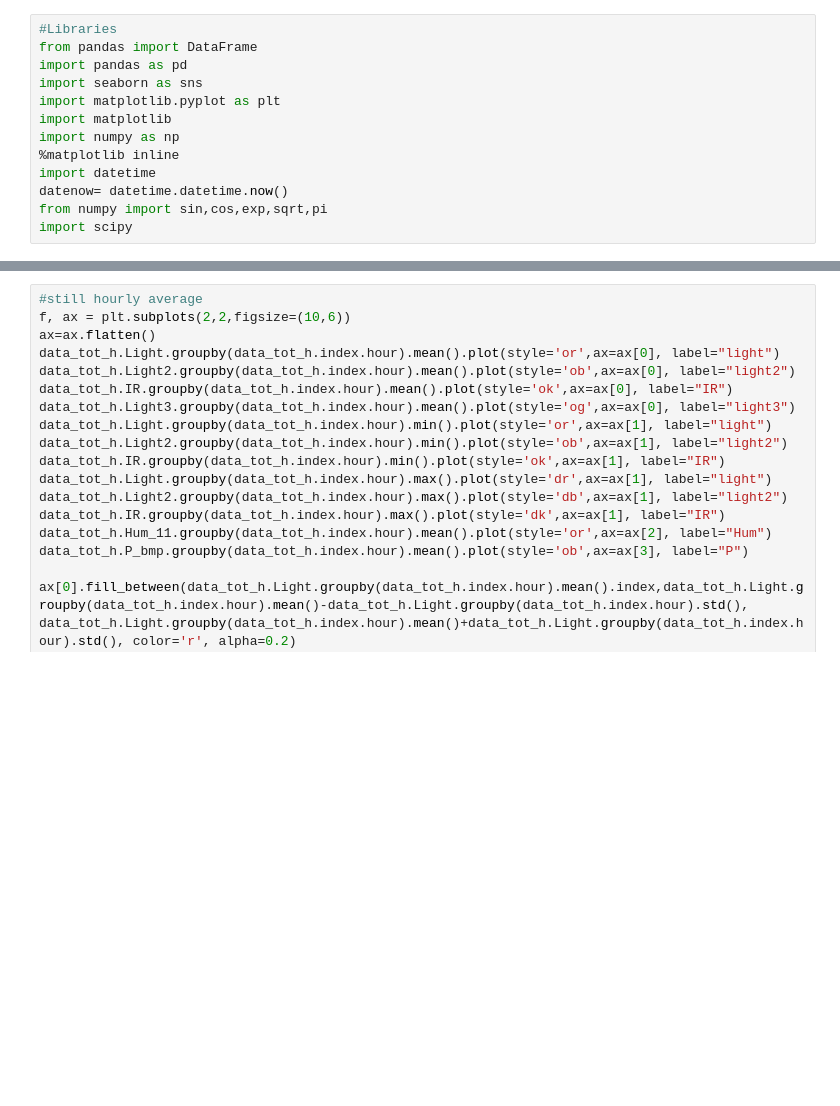
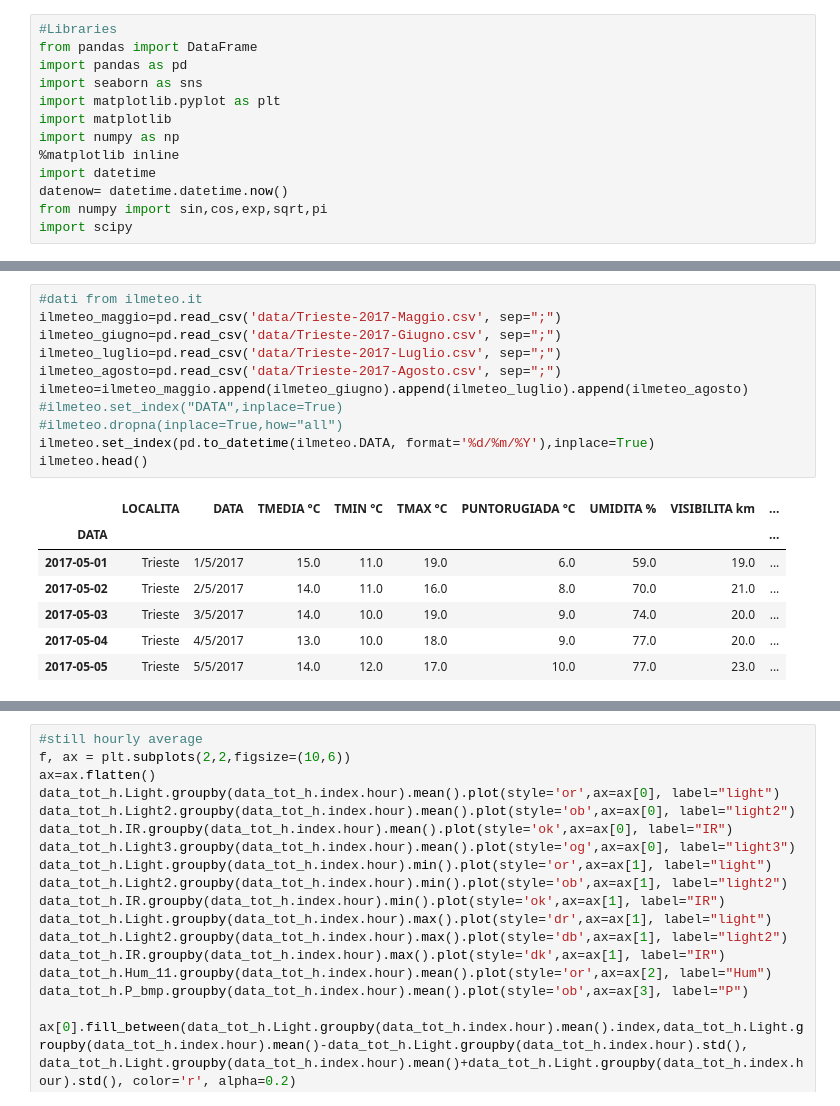
Before and after one commit to baruselli/weather_datalog, a Jupyter notebook: datalog.ipynb, the cells around one changed output, grey strips where cells are left out. Drawn from its saved outputs; the diff is of its cells as text; blank space fills up the shorter version.

```diff
--- a/datalog.ipynb
+++ b/datalog.ipynb
@@ -173,0 +156,19 @@ data_tot_h.describe(include=[np.number])
+# %%
+#dati from ilmeteo.it
+ilmeteo_maggio=pd.read_csv('data/Trieste-2017-Maggio.csv', sep=";")
+ilmeteo_giugno=pd.read_csv('data/Trieste-2017-Giugno.csv', sep=";")
+ilmeteo_luglio=pd.read_csv('data/Trieste-2017-Luglio.csv', sep=";")
+ilmeteo_agosto=pd.read_csv('data/Trieste-2017-Agosto.csv', sep=";")
+ilmeteo=ilmeteo_maggio.append(ilmeteo_giugno).append(ilmeteo_luglio).append(ilmeteo_agosto)
+#ilmeteo.set_index("DATA",inplace=True)
+#ilmeteo.dropna(inplace=True,how="all")
+ilmeteo.set_index(pd.to_datetime(ilmeteo.DATA, format='%d/%m/%Y'),inplace=True)
+ilmeteo.head()
+# %% [output]
+|  | LOCALITA | DATA | TMEDIA °C | TMIN °C | TMAX °C | PUNTORUGIADA °C | UMIDITA % | VISIBILITA km | ... |
+| DATA |  |  |  |  |  |  |  |  | ... |
+| 2017-05-01 | Trieste | 1/5/2017 | 15.0 | 11.0 | 19.0 | 6.0 | 59.0 | 19.0 | ... |
+| 2017-05-02 | Trieste | 2/5/2017 | 14.0 | 11.0 | 16.0 | 8.0 | 70.0 | 21.0 | ... |
+| 2017-05-03 | Trieste | 3/5/2017 | 14.0 | 10.0 | 19.0 | 9.0 | 74.0 | 20.0 | ... |
+| 2017-05-04 | Trieste | 4/5/2017 | 13.0 | 10.0 | 18.0 | 9.0 | 77.0 | 20.0 | ... |
+| 2017-05-05 | Trieste | 5/5/2017 | 14.0 | 12.0 | 17.0 | 10.0 | 77.0 | 23.0 | ... |
```
Also changed, not shown: parts of 47 cells of this notebook, 9 other files.
